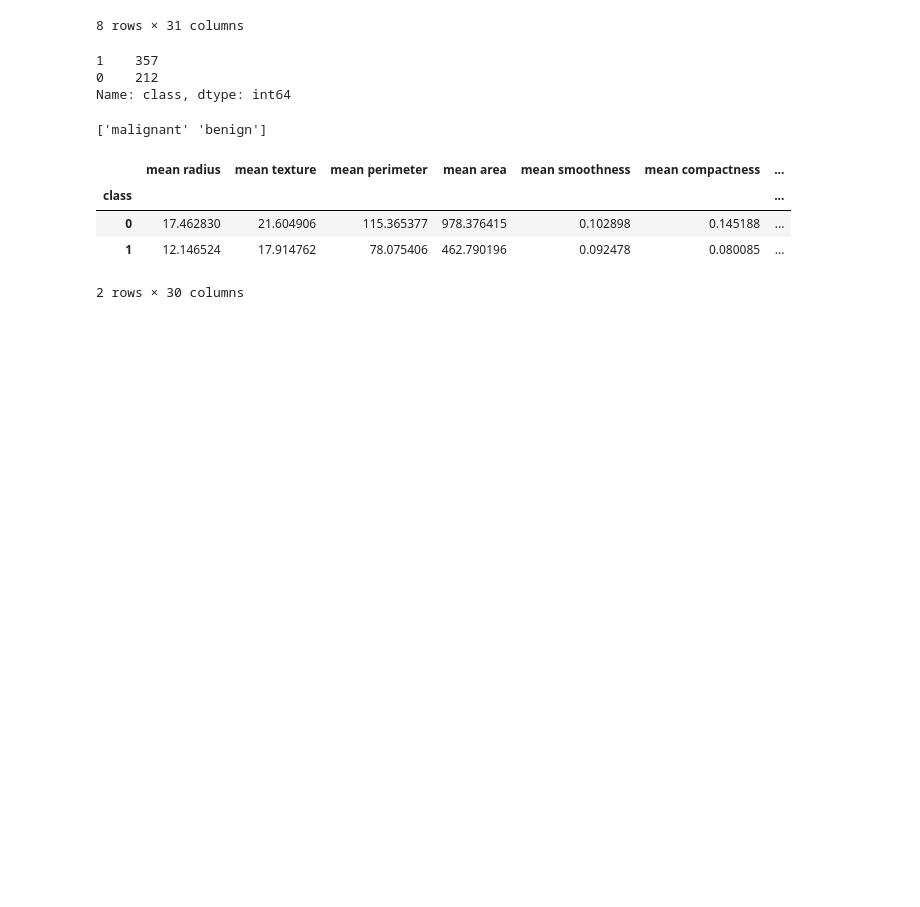
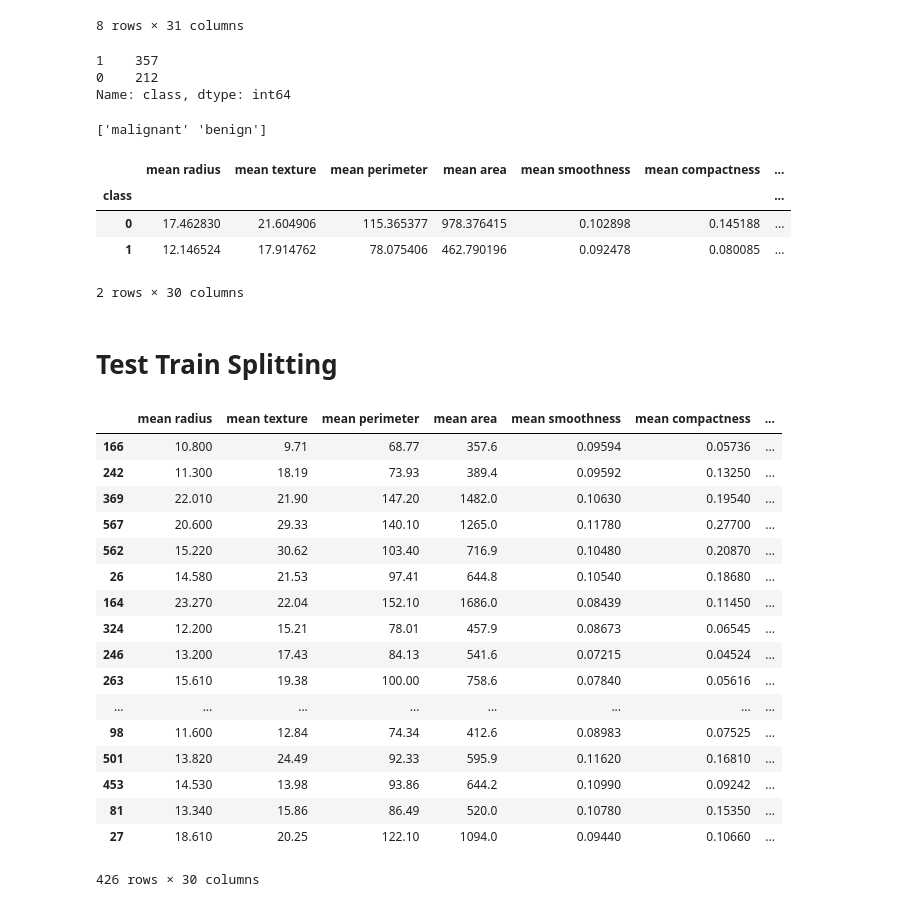
Before and after one commit to sreeram-venkitesh/colab_notebooks, a Jupyter notebook: MP_Neuron.ipynb, the cells around one changed output. Saved outputs shown, nothing was run; the diff lists cells and outputs as text; code cells hidden in the pictures; blank space fills up the shorter version.

Commit message:
split data into test and train

```diff
--- a/MP_Neuron.ipynb
+++ b/MP_Neuron.ipynb
@@ -108,3 +110,5 @@ data.groupby('class').mean()
 | 0 | 17.462830 | 21.604906 | 115.365377 | 978.376415 | 0.102898 | 0.145188 | ... |
 | 1 | 12.146524 | 17.914762 | 78.075406 | 462.790196 | 0.092478 | 0.080085 | ... |
 2 rows × 30 columns
+# %% [markdown]
+# Test Train Splitting
@@ -110,0 +117,26 @@ data.groupby('class').mean()
+# %%
+x = data.drop('class',axis=1)
+y = data['class']
+# %%
+x_train, x_test, y_train, y_test = train_test_split(x,y)
+# %%
+x_train
+# %% [output]
+|  | mean radius | mean texture | mean perimeter | mean area | mean smoothness | mean compactness | ... |
+| 166 | 10.800 | 9.71 | 68.77 | 357.6 | 0.09594 | 0.05736 | ... |
+| 242 | 11.300 | 18.19 | 73.93 | 389.4 | 0.09592 | 0.13250 | ... |
+| 369 | 22.010 | 21.90 | 147.20 | 1482.0 | 0.10630 | 0.19540 | ... |
+| 567 | 20.600 | 29.33 | 140.10 | 1265.0 | 0.11780 | 0.27700 | ... |
+| 562 | 15.220 | 30.62 | 103.40 | 716.9 | 0.10480 | 0.20870 | ... |
+| 26 | 14.580 | 21.53 | 97.41 | 644.8 | 0.10540 | 0.18680 | ... |
+| 164 | 23.270 | 22.04 | 152.10 | 1686.0 | 0.08439 | 0.11450 | ... |
+| 324 | 12.200 | 15.21 | 78.01 | 457.9 | 0.08673 | 0.06545 | ... |
+| 246 | 13.200 | 17.43 | 84.13 | 541.6 | 0.07215 | 0.04524 | ... |
+| 263 | 15.610 | 19.38 | 100.00 | 758.6 | 0.07840 | 0.05616 | ... |
+| ... | ... | ... | ... | ... | ... | ... | ... |
+| 98 | 11.600 | 12.84 | 74.34 | 412.6 | 0.08983 | 0.07525 | ... |
+| 501 | 13.820 | 24.49 | 92.33 | 595.9 | 0.11620 | 0.16810 | ... |
+| 453 | 14.530 | 13.98 | 93.86 | 644.2 | 0.10990 | 0.09242 | ... |
+| 81 | 13.340 | 15.86 | 86.49 | 520.0 | 0.10780 | 0.15350 | ... |
+| 27 | 18.610 | 20.25 | 122.10 | 1094.0 | 0.09440 | 0.10660 | ... |
+426 rows × 30 columns
```
Also changed, not shown: parts of 3 cells of this notebook.
